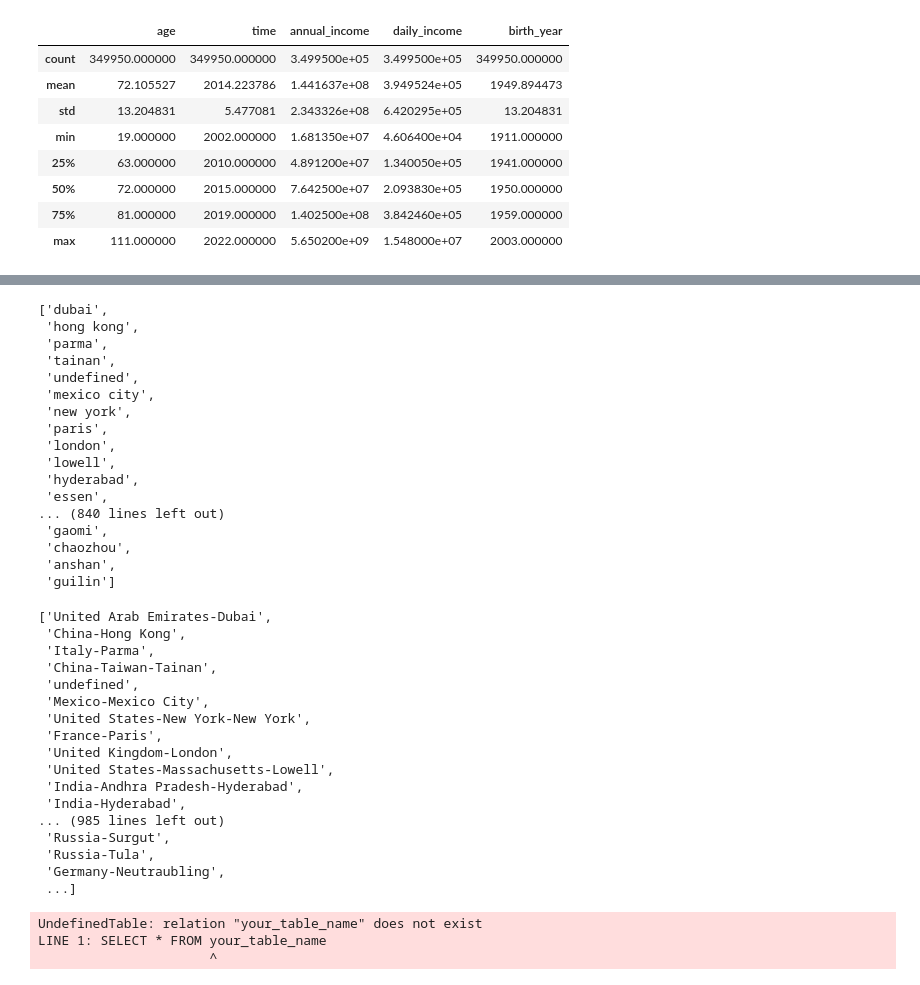
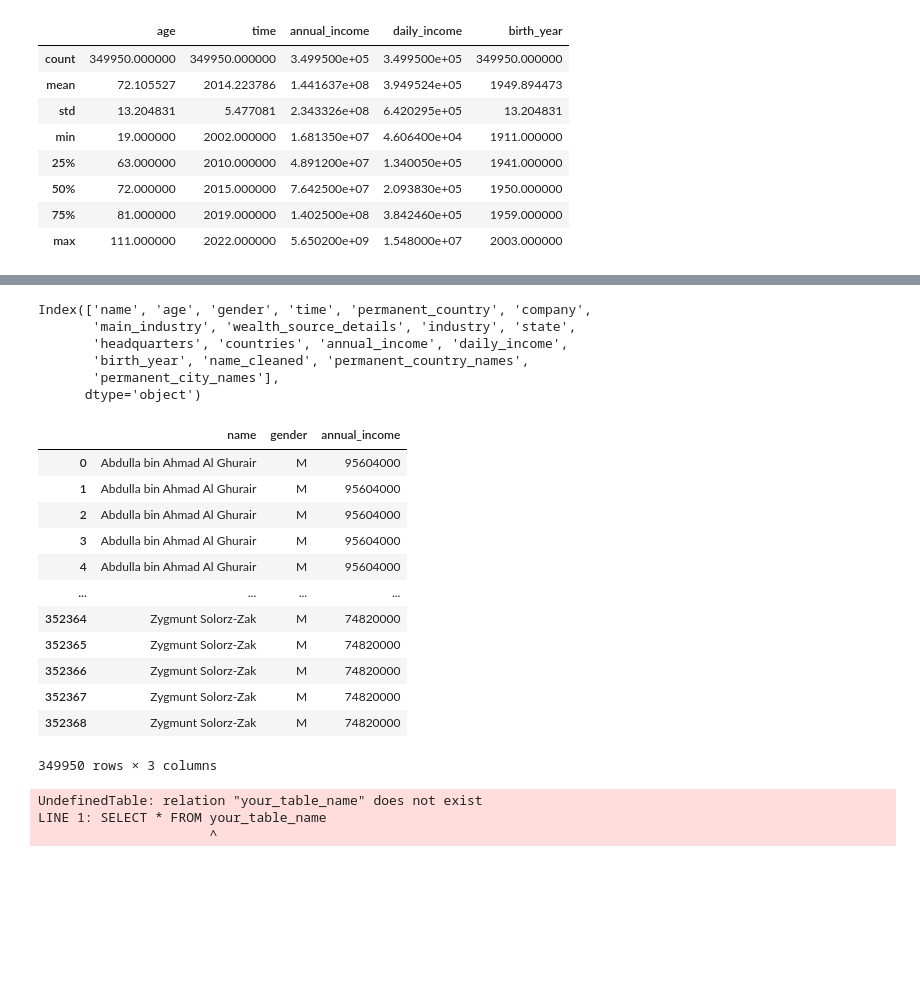
Before and after one commit to ludsonfelipe/billionaires_analysis, a Jupyter notebook: billionaires_analysis/Global Billionaire Wealth Analysis.ipynb, the cells around one changed output, grey strips where cells are left out. Saved outputs shown, nothing was run; the diff lists cells and outputs as text; code cells hidden in the pictures; blank space fills up the shorter version.

```diff
--- a/billionaires_analysis/Global Billionaire Wealth Analysis.ipynb
+++ b/billionaires_analysis/Global Billionaire Wealth Analysis.ipynb
@@ -194,46 +216,33 @@ df['permanent_country_names'] = df['permanent_country'].apply(select_country_nam
 df['permanent_country_names'] = df['permanent_country_names'].replace(replacements)
 
 df['permanent_city_names'] = df['permanent_country'].apply(select_country_name,p=-1)
-# %%
-df['permanent_city_names'].unique().tolist()
-# %% [output]
-['dubai',
- 'hong kong',
- 'parma',
- 'tainan',
- 'undefined',
- 'mexico city',
- 'new york',
- 'paris',
- 'london',
- 'lowell',
- 'hyderabad',
- 'essen',
-... (840 lines left out)
- 'gaomi',
- 'chaozhou',
- 'anshan',
- 'guilin']
-# %%
-df['permanent_country'].unique().tolist()
-# %% [output]
-['United Arab Emirates-Dubai',
- 'China-Hong Kong',
- 'Italy-Parma',
- 'China-Taiwan-Tainan',
- 'undefined',
- 'Mexico-Mexico City',
- 'United States-New York-New York',
- 'France-Paris',
- 'United Kingdom-London',
- 'United States-Massachusetts-Lowell',
- 'India-Andhra Pradesh-Hyderabad',
- 'India-Hyderabad',
-... (985 lines left out)
- 'Russia-Surgut',
- 'Russia-Tula',
- 'Germany-Neutraubling',
- ...]
+# %%
+df.columns
+# %% [output]
+Index(['name', 'age', 'gender', 'time', 'permanent_country', 'company',
+       'main_industry', 'wealth_source_details', 'industry', 'state',
+       'headquarters', 'countries', 'annual_income', 'daily_income',
+       'birth_year', 'name_cleaned', 'permanent_country_names',
+       'permanent_city_names'],
+      dtype='object')
+# %%
+age_x_income = df[['name','gender','annual_income']]
+# %%
+age_x_income
+# %% [output]
+|  | name | gender | annual_income |
+| 0 | Abdulla bin Ahmad Al Ghurair | M | 95604000 |
+| 1 | Abdulla bin Ahmad Al Ghurair | M | 95604000 |
+| 2 | Abdulla bin Ahmad Al Ghurair | M | 95604000 |
+| 3 | Abdulla bin Ahmad Al Ghurair | M | 95604000 |
+| 4 | Abdulla bin Ahmad Al Ghurair | M | 95604000 |
+| ... | ... | ... | ... |
+| 352364 | Zygmunt Solorz-Zak | M | 74820000 |
+| 352365 | Zygmunt Solorz-Zak | M | 74820000 |
+| 352366 | Zygmunt Solorz-Zak | M | 74820000 |
+| 352367 | Zygmunt Solorz-Zak | M | 74820000 |
+| 352368 | Zygmunt Solorz-Zak | M | 74820000 |
+349950 rows × 3 columns
 # %%
 # ideias inicias
 # preço por localização
```
Also changed, not shown: parts of 7 cells of this notebook.
